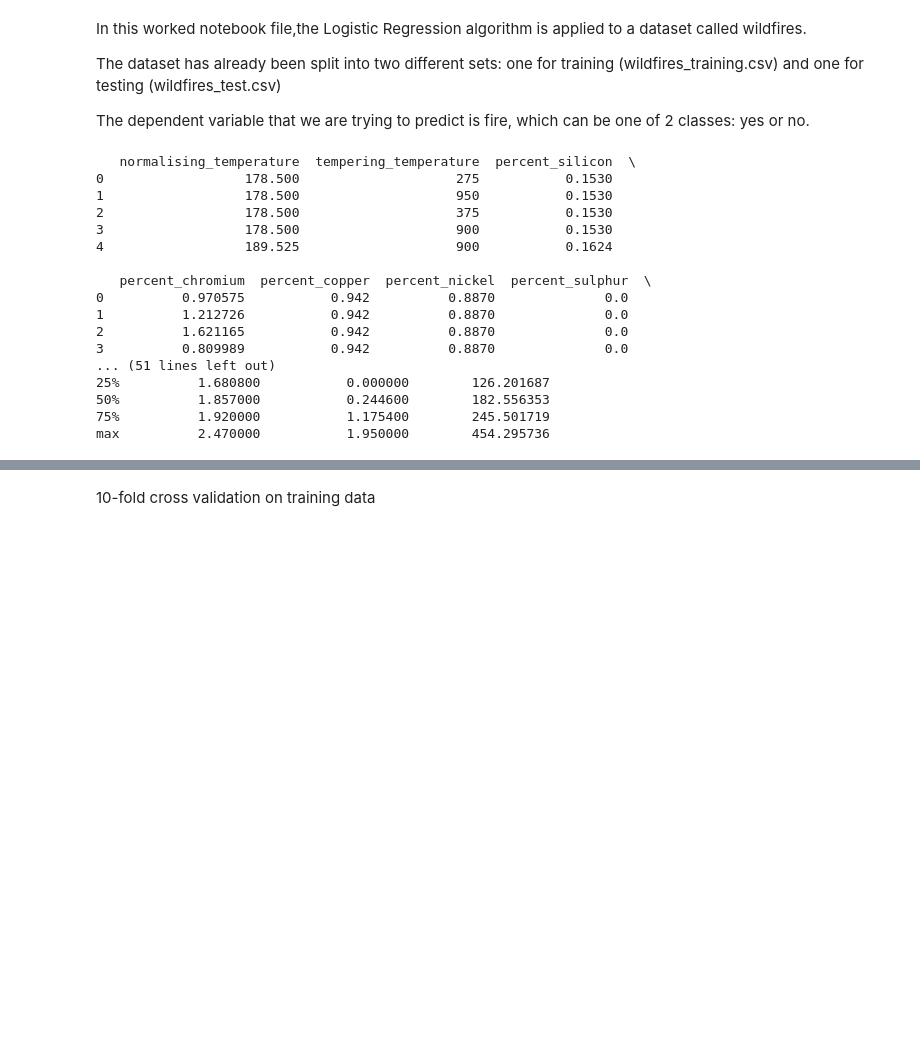
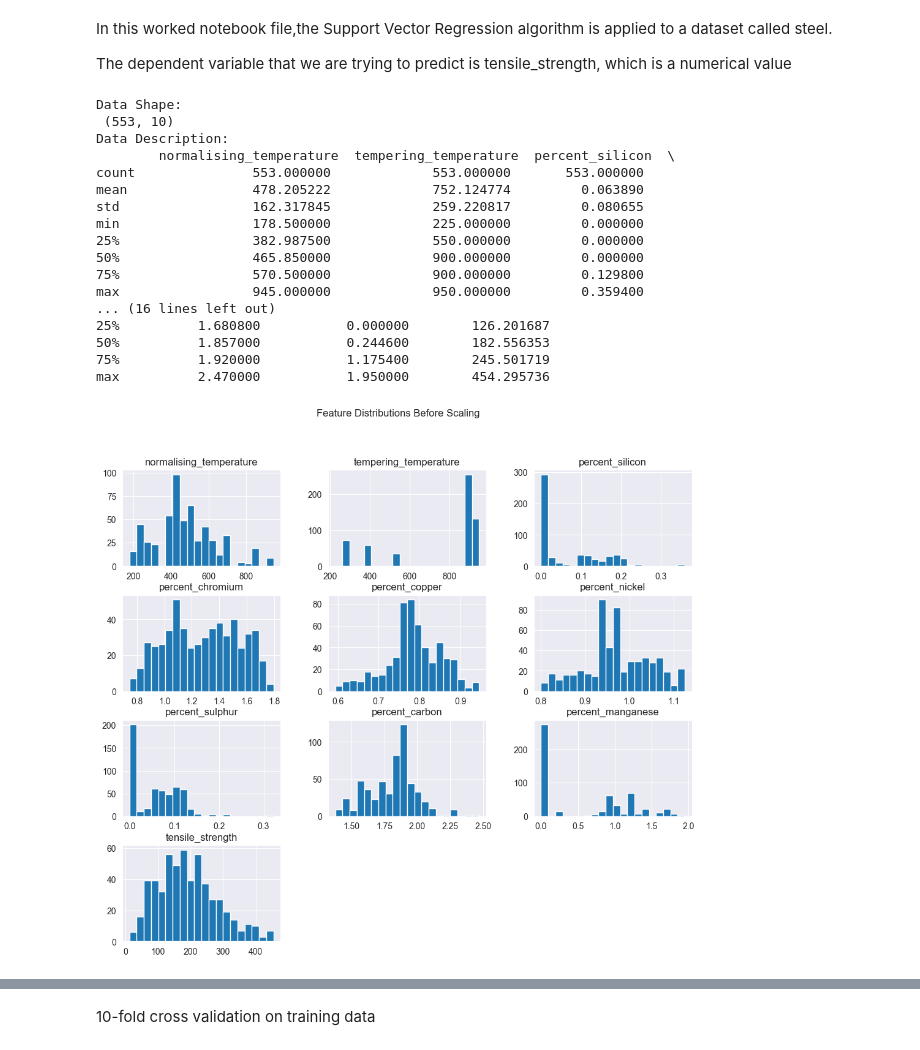
Before and after one commit to ciarangray0/MLRegressionAssignment2, a Jupyter notebook: SVR.ipynb, the cells around one changed output, grey strips where cells are left out. Saved outputs shown, nothing was run; the diff lists cells and outputs as text; code cells hidden in the pictures; blank space fills up the shorter version.

Commit message:
pre-processing, data visualization and interpretation of results done, Code for SVR almost fully complete

```diff
--- a/SVR.ipynb
+++ b/SVR.ipynb
@@ -1,9 +1,7 @@
 # %% [markdown]
-In this worked notebook file,the Logistic Regression algorithm is applied to a dataset called wildfires.
+In this worked notebook file,the Support Vector Regression algorithm is applied to a dataset called steel.
 
-The dataset has already been split into two different sets: one for training (wildfires_training.csv) and one for testing (wildfires_test.csv)
-
-The dependent variable that we are trying to predict is fire, which can be one of 2 classes: yes or no.
+The dependent variable that we are trying to predict is tensile_strength, which is a numerical value
 # %%
 import pandas as pd
 
@@ -14,24 +12,31 @@ dependent_col = "tensile_strength"
 
 # Here we load our dataset in from file using the pandas library
 df = pd.read_csv("steel.csv")
-print(df.head())
-print(df.info())
-print(df.describe())
+print("Data Shape:\n", df.shape)
+print("Data Description:\n", df.describe())
 # %% [output]
-   normalising_temperature  tempering_temperature  percent_silicon  \
-0                  178.500                    275           0.1530
-1                  178.500                    950           0.1530
-2                  178.500                    375           0.1530
-3                  178.500                    900           0.1530
-4                  189.525                    900           0.1624
-
-   percent_chromium  percent_copper  percent_nickel  percent_sulphur  \
-0          0.970575           0.942          0.8870              0.0
-1          1.212726           0.942          0.8870              0.0
-2          1.621165           0.942          0.8870              0.0
-3          0.809989           0.942          0.8870              0.0
-... (51 lines left out)
+Data Shape:
+ (553, 10)
+Data Description:
+        normalising_temperature  tempering_temperature  percent_silicon  \
+count               553.000000             553.000000       553.000000
+mean                478.205222             752.124774         0.063890
+std                 162.317845             259.220817         0.080655
+min                 178.500000             225.000000         0.000000
+25%                 382.987500             550.000000         0.000000
+50%                 465.850000             900.000000         0.000000
+75%                 570.500000             900.000000         0.129800
+max                 945.000000             950.000000         0.359400
+... (16 lines left out)
 25%          1.680800           0.000000        126.201687
 50%          1.857000           0.244600        182.556353
 75%          1.920000           1.175400        245.501719
 max          2.470000           1.950000        454.295736
+# %%
+import matplotlib.pyplot as plt
+
+df.hist(bins=20, figsize=(12, 10))
+plt.suptitle("Feature Distributions Before Scaling")
+plt.show()
+# %% [output]
+[figure, added]
```
Also changed, not shown: parts of 22 cells of this notebook.
